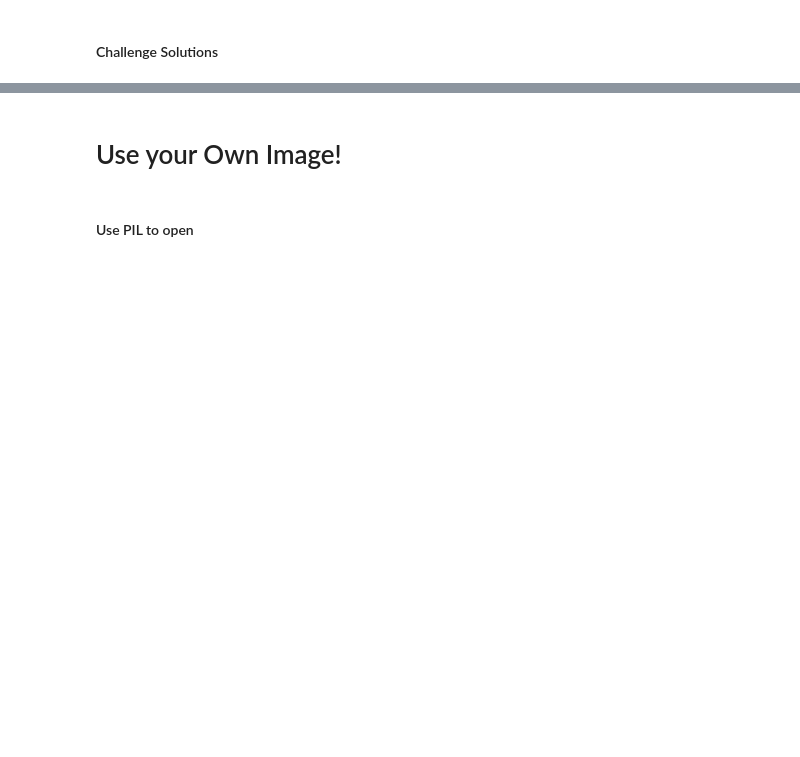
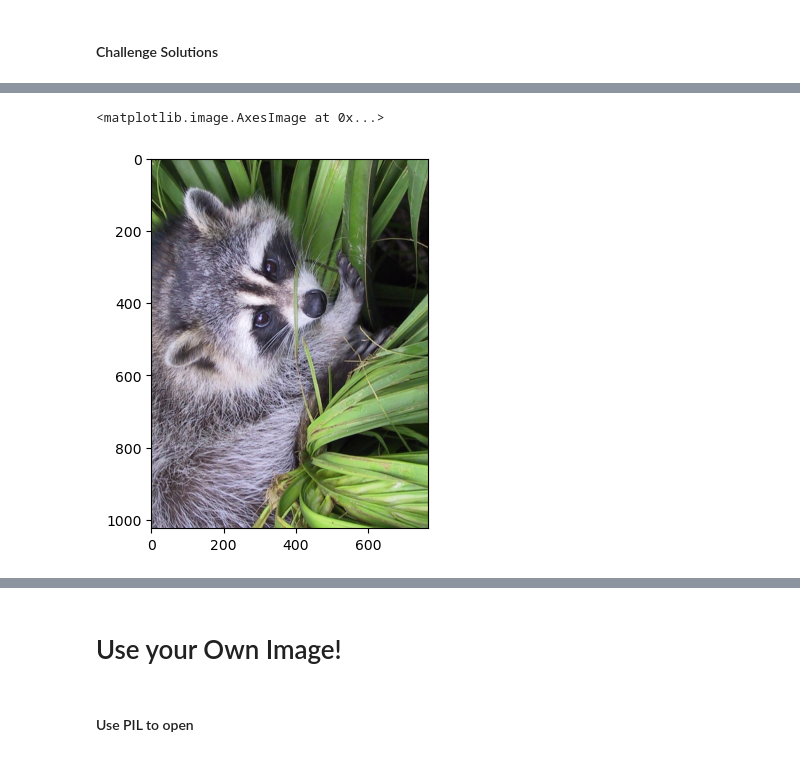
Before and after one commit to ArieKnoester/numpy-intro-jupyter-notebook, a Jupyter notebook: Computation_with_NumPy_and_N_Dimensional_Arrays.ipynb, the cells around one changed output, grey strips where cells are left out. Saved outputs shown, nothing was run; the diff lists cells and outputs as text; code cells hidden in the pictures; blank space fills up the shorter version.

```diff
--- a/Computation_with_NumPy_and_N_Dimensional_Arrays.ipynb
+++ b/Computation_with_NumPy_and_N_Dimensional_Arrays.ipynb
@@ -418,0 +427,6 @@ plt.imshow(grey_img, cmap='grey')
+# %%
+rotated_90_img = np.rot90(img)
+plt.imshow(rotated_90_img)
+# %% [output]
+<matplotlib.image.AxesImage at 0x...>
+[figure, added]
```
Also changed, not shown: parts of 8 cells of this notebook.
